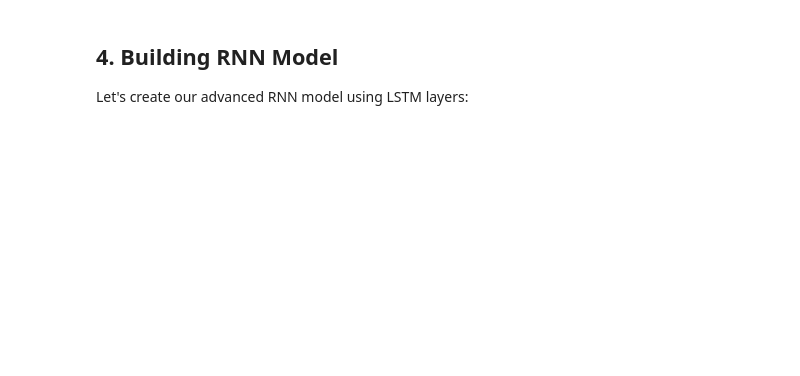
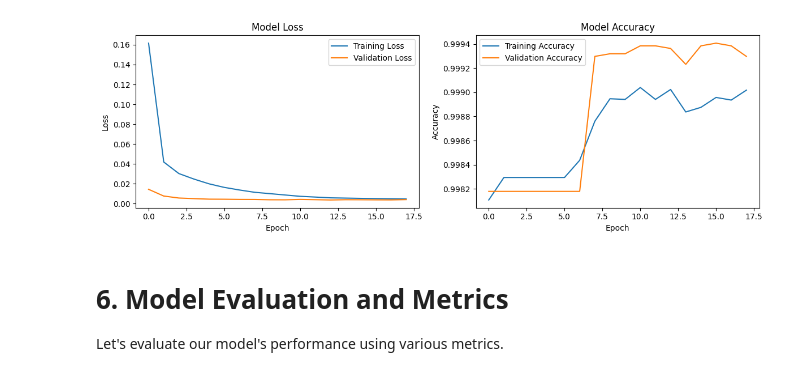
Before and after one commit to Mayankvlog/Addidas-sales-Data-science-project, a Jupyter notebook: credit_card_fraud_detection.ipynb, the cells around one changed output. Cells and saved outputs as stored; diff of their text form; code cells hidden in the pictures; blank space fills up the shorter version.

```diff
--- a/credit_card_fraud_detection.ipynb
+++ b/credit_card_fraud_detection.ipynb
@@ -127,0 +189,40 @@ Resampled shape: (568624, 3, 30)
+# %%
+# Define early stopping callback
+early_stopping = EarlyStopping(
+    monitor='val_loss',
+    patience=5,
+    restore_best_weights=True
+)
+
+# Train the model
+history = model.fit(
+    X_train_reshaped,
+    y_train,
+    epochs=50,
+    batch_size=256,
+    validation_split=0.2,
+    callbacks=[early_stopping]
+)
+
+# Plot training history
+plt.figure(figsize=(12, 4))
+
+plt.subplot(1, 2, 1)
+plt.plot(history.history['loss'], label='Training Loss')
+plt.plot(history.history['val_loss'], label='Validation Loss')
+plt.title('Model Loss')
+plt.xlabel('Epoch')
+plt.ylabel('Loss')
+plt.legend()
+
+plt.subplot(1, 2, 2)
+plt.plot(history.history['accuracy'], label='Training Accuracy')
+plt.plot(history.history['val_accuracy'], label='Validation Accuracy')
+plt.title('Model Accuracy')
+plt.xlabel('Epoch')
+plt.ylabel('Accuracy')
+plt.legend()
+
+plt.tight_layout()
+plt.show()
+# %% [output]
@@ -128,4 +246,5 @@ Resampled shape: (568624, 3, 30)
+[figure, added]
 # %% [markdown]
-## 4. Building RNN Model
+# 6. Model Evaluation and Metrics
 
-Let's create our advanced RNN model using LSTM layers:
+Let's evaluate our model's performance using various metrics.
```
Also changed, not shown: parts of 25 cells of this notebook.
